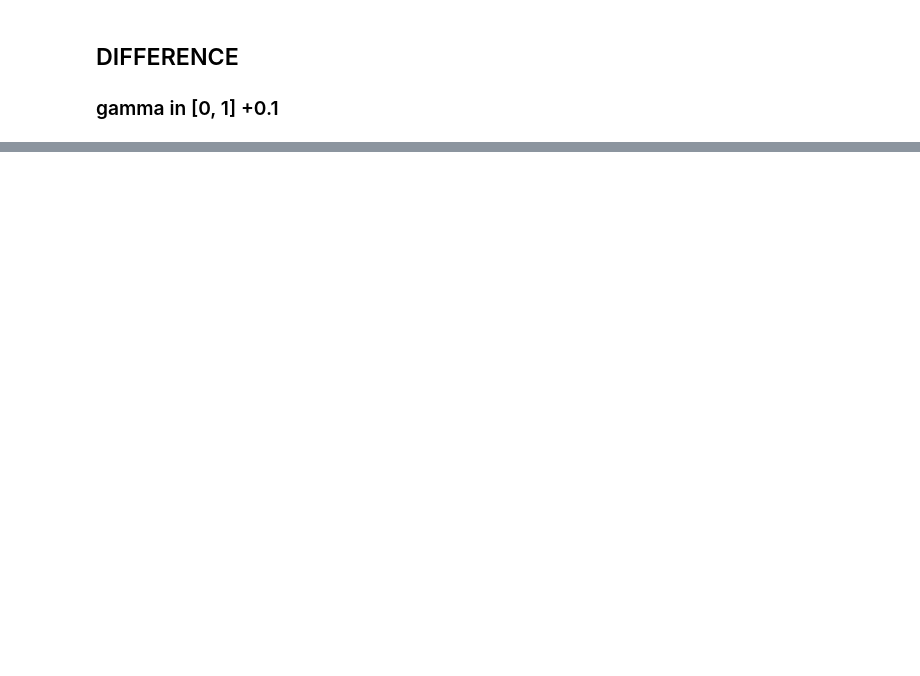
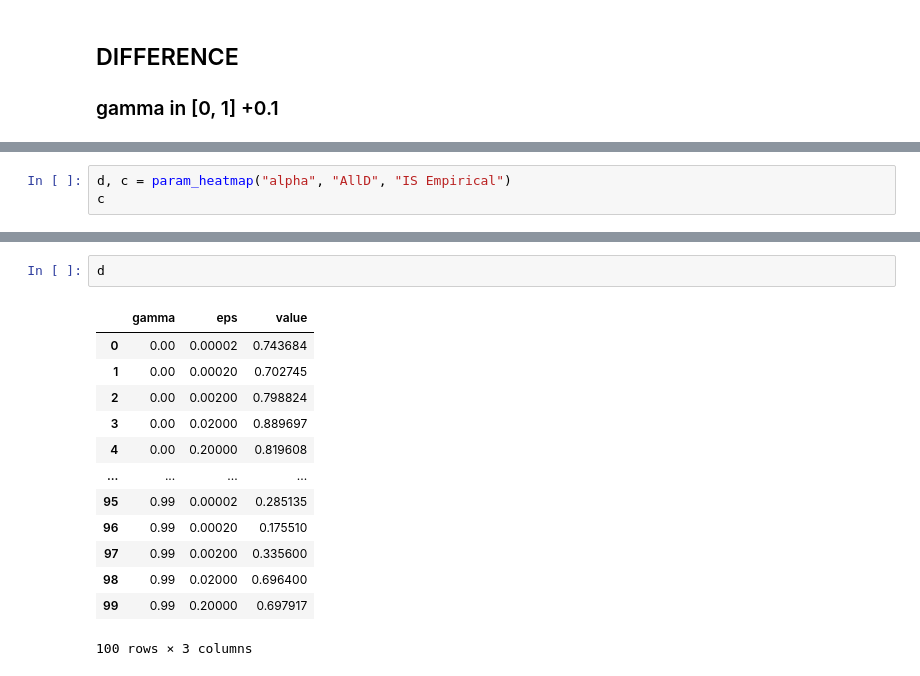
Before and after one commit to cfonsecahenrique/SNARE, a Jupyter notebook: EB NORMS on Errors.ipynb, the cells around one changed output, grey strips where cells are left out. Saved outputs shown, nothing was run; the diff lists cells and outputs as text; blank space fills up the shorter version.

```diff
--- a/EB NORMS on Errors.ipynb
+++ b/EB NORMS on Errors.ipynb
@@ -243,0 +338,3 @@ heatmap + text
+# %%
+d, c = param_heatmap("alpha", "AllD", "IS Empirical")
+c
@@ -243,0 +343,16 @@ heatmap + text
+# %%
+d
+# %% [output]
+|  | gamma | eps | value |
+| 0 | 0.00 | 0.00002 | 0.743684 |
+| 1 | 0.00 | 0.00020 | 0.702745 |
+| 2 | 0.00 | 0.00200 | 0.798824 |
+| 3 | 0.00 | 0.02000 | 0.889697 |
+| 4 | 0.00 | 0.20000 | 0.819608 |
+| ... | ... | ... | ... |
+| 95 | 0.99 | 0.00002 | 0.285135 |
+| 96 | 0.99 | 0.00020 | 0.175510 |
+| 97 | 0.99 | 0.00200 | 0.335600 |
+| 98 | 0.99 | 0.02000 | 0.696400 |
+| 99 | 0.99 | 0.20000 | 0.697917 |
+100 rows × 3 columns
```
Also changed, not shown: parts of 16 cells of this notebook, 2 other files.
